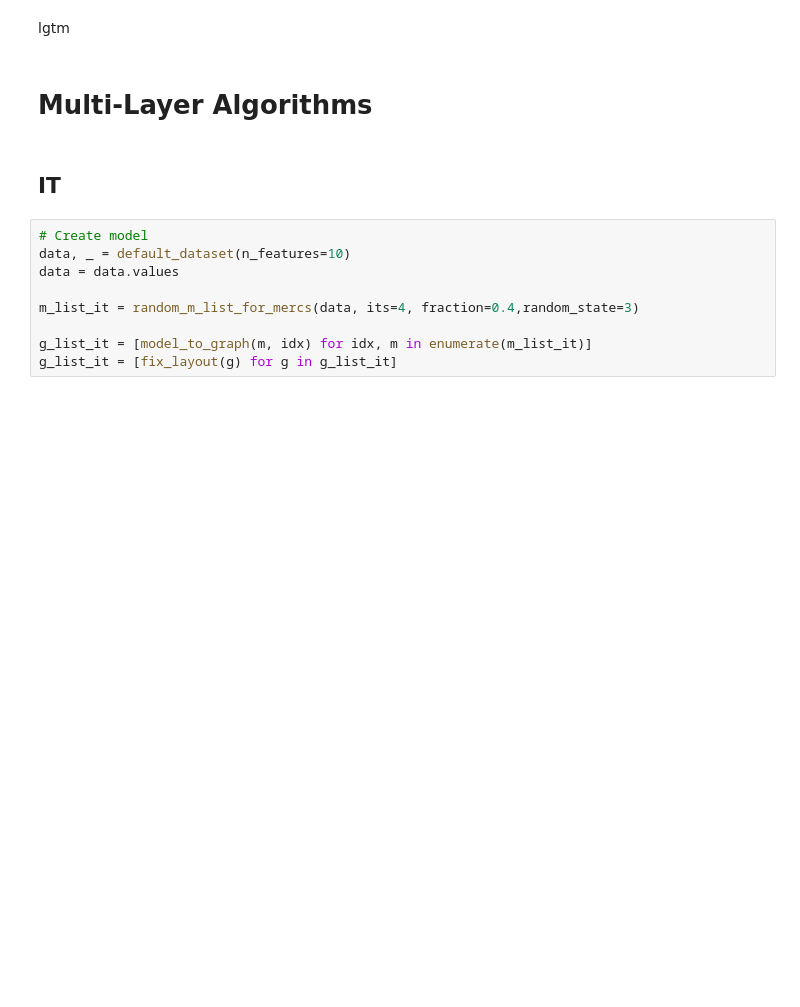
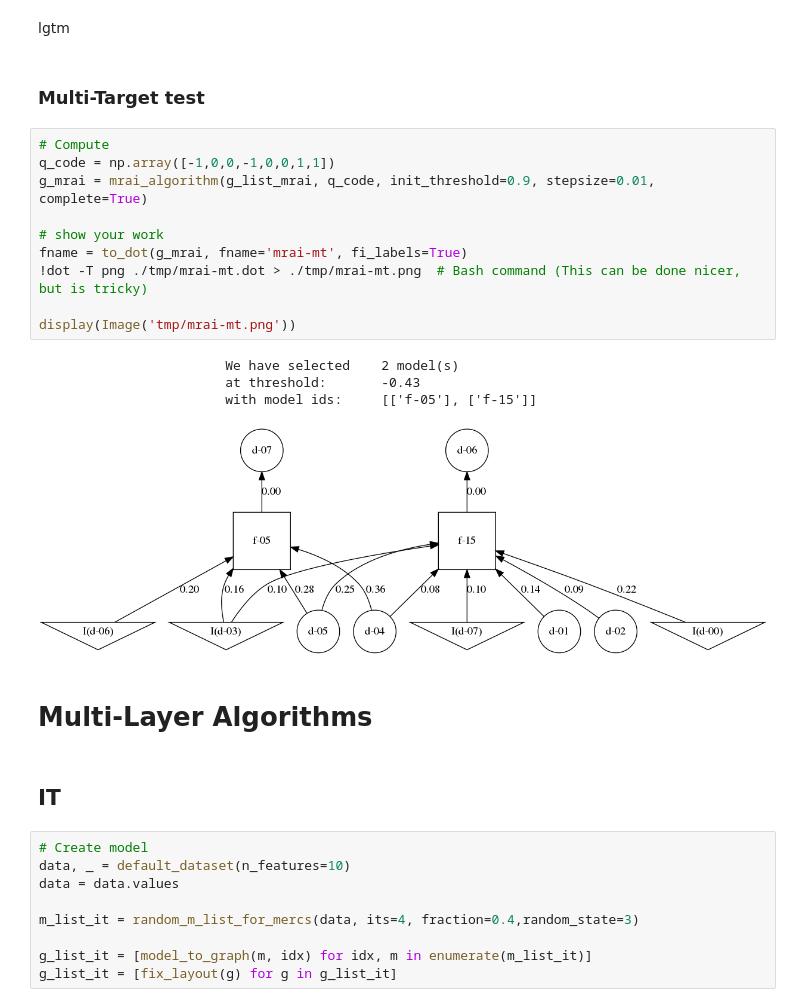
Before and after one commit to eliavw/morpheus, a Jupyter notebook: note/190430 - Prediction Algos Complete.ipynb, the cells around one changed output. Drawn from its saved outputs; the diff is of its cells as text; blank space fills up the shorter version.

```diff
--- a/note/190430 - Prediction Algos Complete.ipynb
+++ b/note/190430 - Prediction Algos Complete.ipynb
@@ -265,5 +252,22 @@ set()
 # %% [markdown]
 lgtm
+# %% [markdown]
+### Multi-Target test
+# %%
+# Compute
+q_code = np.array([-1,0,0,-1,0,0,1,1])
+g_mrai = mrai_algorithm(g_list_mrai, q_code, init_threshold=0.9, stepsize=0.01, complete=True)
+
+# show your work
+fname = to_dot(g_mrai, fname='mrai-mt', fi_labels=True)
+!dot -T png ./tmp/mrai-mt.dot > ./tmp/mrai-mt.png  # Bash command (This can be done nicer, but is tricky)
+
+display(Image('tmp/mrai-mt.png'))
+# %% [output]
+                        We have selected    2 model(s)
+                        at threshold:       -0.43
+                        with model ids:     [['f-05'], ['f-15']]
+[figure, added]
 # %% [markdown]
 # Multi-Layer Algorithms
 # %% [markdown]
```
Also changed, not shown: parts of 8 cells of this notebook, 1 other file.
